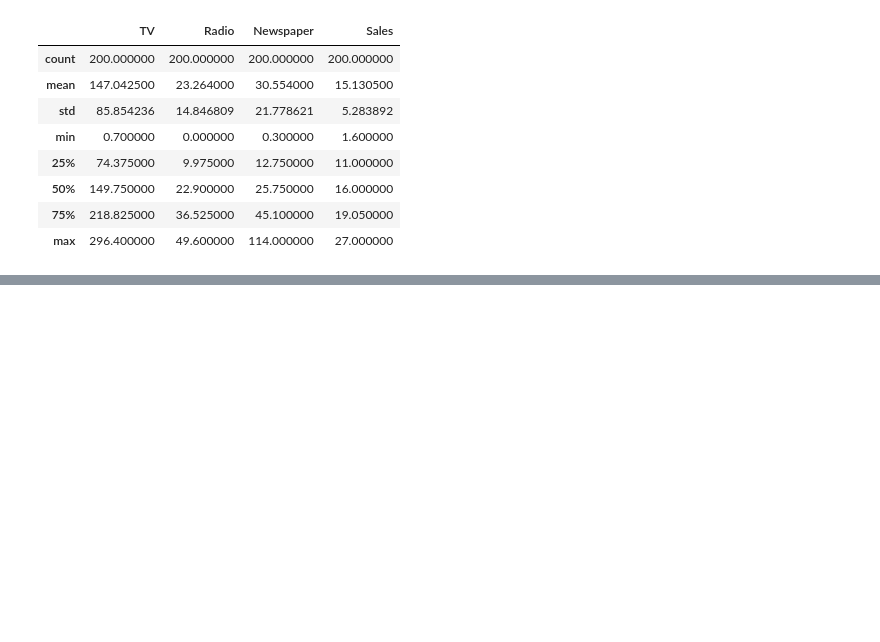
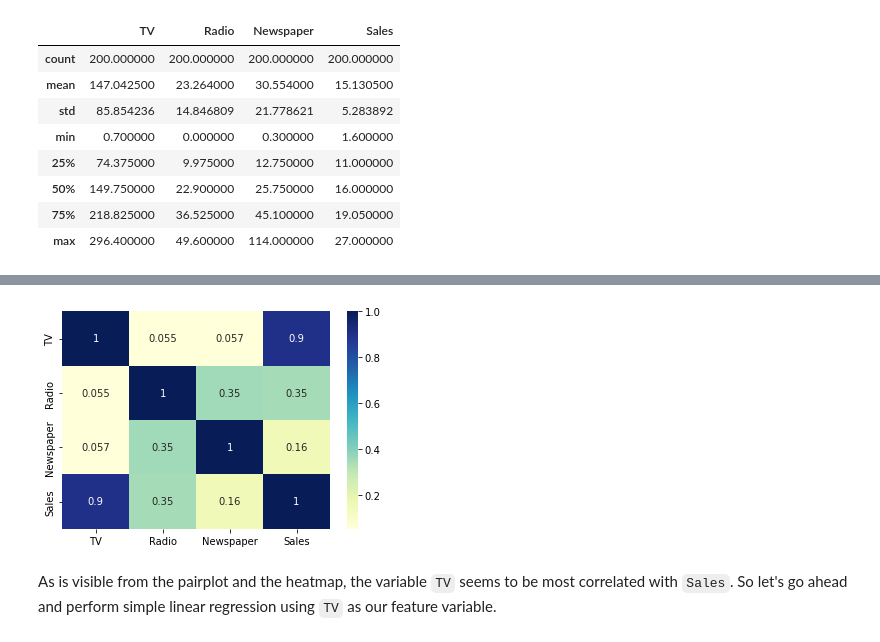
Before and after one commit to vivekkum-ar/Advertisement-Linear-Regression, a Jupyter notebook: Advertisement linear regression.ipynb, the cells around one changed output, grey strips where cells are left out. Cells and saved outputs as stored; diff of their text form; code cells hidden in the pictures; blank space fills up the shorter version.

```diff
--- a/Advertisement linear regression.ipynb
+++ b/Advertisement linear regression.ipynb
@@ -65,0 +78,7 @@ advertising.describe()
+# %%
+sns.heatmap(advertising.corr(), cmap="YlGnBu", annot = True)
+plt.show()
+# %% [output]
+[figure, added]
+# %% [markdown]
+As is visible from the pairplot and the heatmap, the variable `TV` seems to be most correlated with `Sales`. So let's go ahead and perform simple linear regression using `TV` as our feature variable.
```
Also changed, not shown: parts of 3 cells of this notebook.
